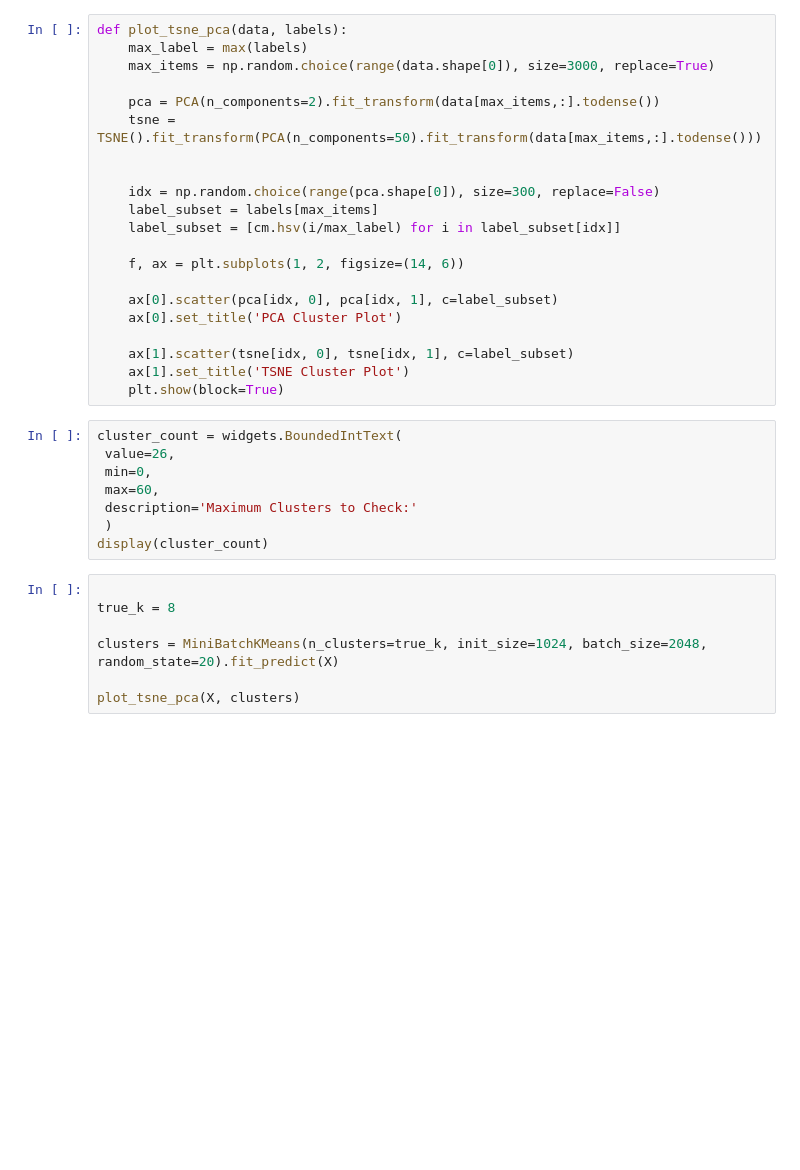
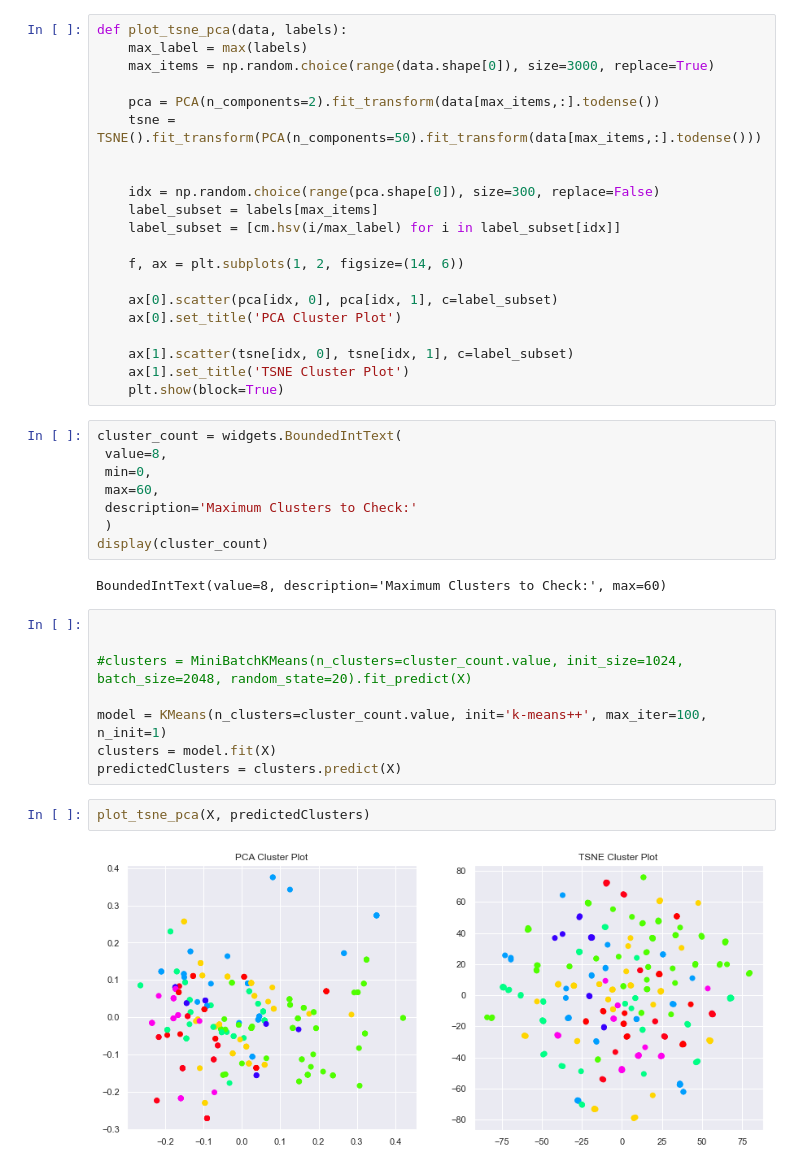
Before and after one commit to Jonesb/ML-for-Good-Hackathon, a Jupyter notebook: ClusterInsigts.ipynb, the cells around one changed output. Saved outputs shown, nothing was run; the diff lists cells and outputs as text; blank space fills up the shorter version.

```diff
--- a/ClusterInsigts.ipynb
+++ b/ClusterInsigts.ipynb
@@ -97,18 +111,25 @@ def plot_tsne_pca(data, labels):
     ax[1].scatter(tsne[idx, 0], tsne[idx, 1], c=label_subset)
     ax[1].set_title('TSNE Cluster Plot')
     plt.show(block=True)
-# %%
-cluster_count = widgets.BoundedIntText(
- value=26,
- min=0,
- max=60,
- description='Maximum Clusters to Check:'
- )
-display(cluster_count)
+# %%
+cluster_count = widgets.BoundedIntText(
+ value=8,
+ min=0,
+ max=60,
+ description='Maximum Clusters to Check:'
+ )
+display(cluster_count)
+# %% [output]
+BoundedIntText(value=8, description='Maximum Clusters to Check:', max=60)
 # %%
 
-true_k = 8
 
-clusters = MiniBatchKMeans(n_clusters=true_k, init_size=1024, batch_size=2048, random_state=20).fit_predict(X)
+#clusters = MiniBatchKMeans(n_clusters=cluster_count.value, init_size=1024, batch_size=2048, random_state=20).fit_predict(X)
 
-plot_tsne_pca(X, clusters)
+model = KMeans(n_clusters=cluster_count.value, init='k-means++', max_iter=100, n_init=1)
+clusters = model.fit(X)
+predictedClusters = clusters.predict(X)
+# %%
+plot_tsne_pca(X, predictedClusters)
+# %% [output]
+[figure, added]
```
Also changed, not shown: parts of 11 cells of this notebook, 2 other files.
